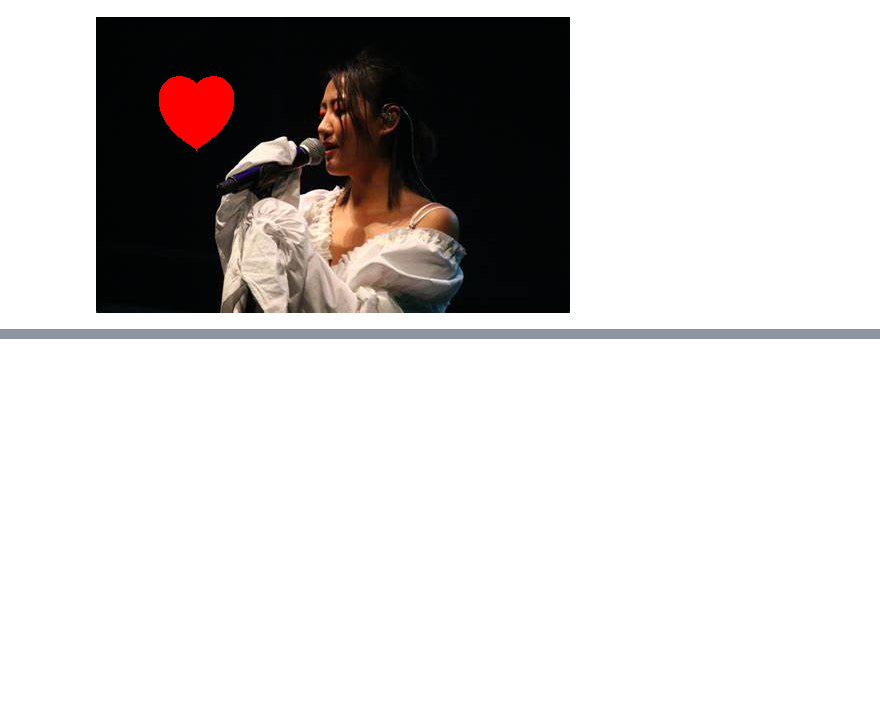
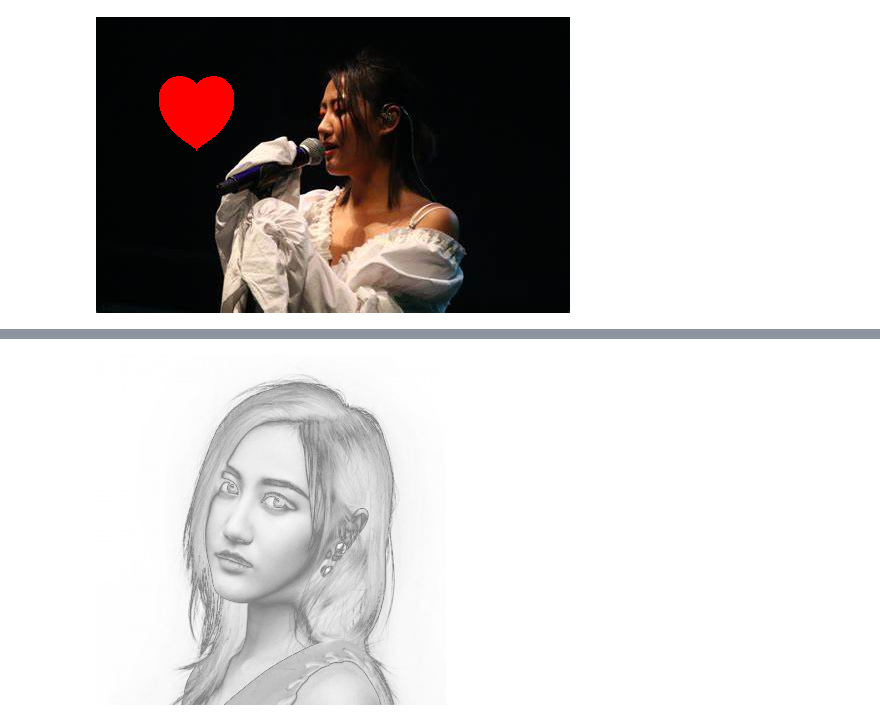
Before and after one commit to steve-hao/pillow, a Jupyter notebook: example.ipynb, the cells around one changed output, grey strips where cells are left out. Saved outputs shown, nothing was run; the diff lists cells and outputs as text; code cells hidden in the pictures; blank space fills up the shorter version.

```diff
--- a/example.ipynb
+++ b/example.ipynb
@@ -10,0 +35,6 @@ im
+# %%
+s=ImageChops.lighter(iml,imr)
+# %%
+s
+# %% [output]
+[figure, added]
```
Also changed, not shown: parts of 22 cells of this notebook, 8 other files.
